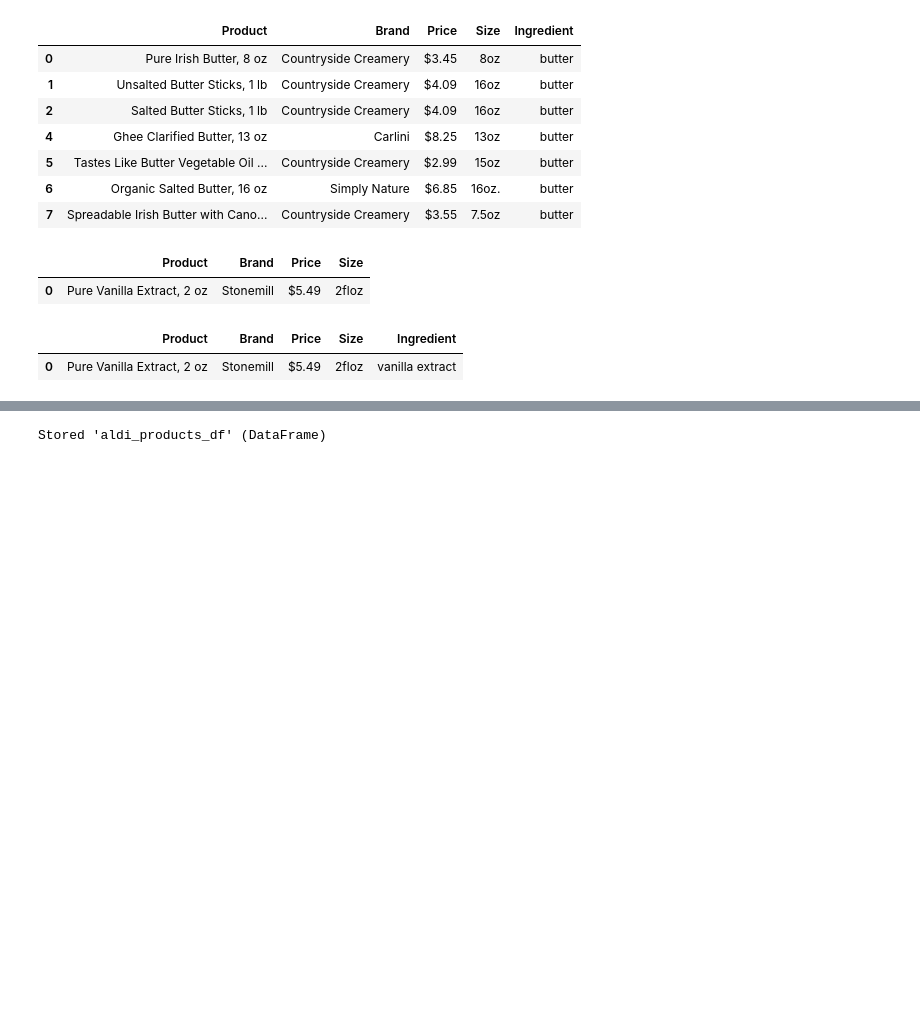
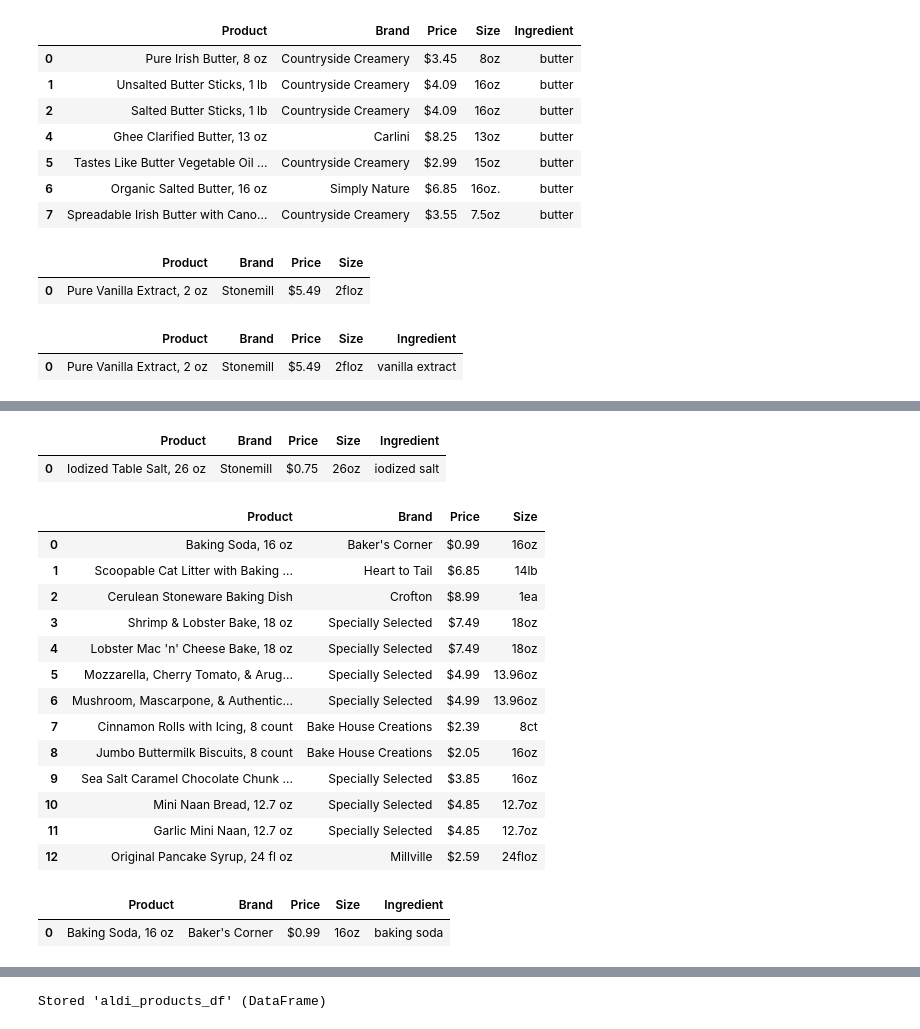
Before and after one commit to AprilHolmes7825/grocery_comparison_project, a Jupyter notebook: Code/aldi_web_scraping.ipynb, the cells around one changed output, grey strips where cells are left out. Drawn from its saved outputs; the diff is of its cells as text; code cells hidden in the pictures; blank space fills up the shorter version.

```diff
--- a/Code/aldi_web_scraping.ipynb
+++ b/Code/aldi_web_scraping.ipynb
@@ -471,0 +511,66 @@ vanilla_df
+# %%
+salt_df['Ingredient'] = "iodized salt"
+salt_df
+# %% [output]
+|  | Product | Brand | Price | Size | Ingredient |
+| 0 | Iodized Table Salt, 26 oz | Stonemill | $0.75 | 26oz | iodized salt |
+# %%
+from splinter import Browser
+from bs4 import BeautifulSoup as soup
+import requests
+
+url = 'https://new.aldi.us/results?q=baking%20soda&category_key=16'
+headers = {'User-Agent': "Mozilla/5.0 (Windows NT 10.0; Win64; x64) AppleWebKit/537.36 (KHTML, like Gecko) Chrome/122.0.0.0 Safari/537.36"}
+response = requests.get(url, headers=headers)
+soup = soup(response.content, 'html.parser')
+
+bakingsoda_text_elements = soup.find('div', class_= "product-grid")
+
+bakingsoda_list = []
+
+for elem in bakingsoda_text_elements:
+    title = elem.find("div", class_="product-tile__name").text
+    brand = elem.find("div", class_="product-tile__brandname").text
+    price = elem.find("div", class_="base-price product-tile__price base-price--product-tile").text
+    size = elem.find("div", class_="product-tile__unit-of-measurement").text
+
+    each_product = {
+        "Product": title,
+        "Brand": brand,
+        "Price": price,
+        "Size": size
+    }
+
+    bakingsoda_list.append(each_product)
+
+#butter_list
+
+bakingsoda_df = pd.DataFrame(bakingsoda_list)
+bakingsoda_df["Size"] = bakingsoda_df["Size"].str.replace(r'\s+', '', regex=True)
+bakingsoda_df["Price"] = bakingsoda_df["Price"].str.replace(r'\n', '', regex=True)
+
+bakingsoda_df
+# %% [output]
+|  | Product | Brand | Price | Size |
+| 0 | Baking Soda, 16 oz | Baker's Corner | $0.99 | 16oz |
+| 1 | Scoopable Cat Litter with Baking ... | Heart to Tail | $6.85 | 14lb |
+| 2 | Cerulean Stoneware Baking Dish | Crofton | $8.99 | 1ea |
+| 3 | Shrimp & Lobster Bake, 18 oz | Specially Selected | $7.49 | 18oz |
+| 4 | Lobster Mac 'n' Cheese Bake, 18 oz | Specially Selected | $7.49 | 18oz |
+| 5 | Mozzarella, Cherry Tomato, & Arug... | Specially Selected | $4.99 | 13.96oz |
+| 6 | Mushroom, Mascarpone, & Authentic... | Specially Selected | $4.99 | 13.96oz |
+| 7 | Cinnamon Rolls with Icing, 8 count | Bake House Creations | $2.39 | 8ct |
+| 8 | Jumbo Buttermilk Biscuits, 8 count | Bake House Creations | $2.05 | 16oz |
+| 9 | Sea Salt Caramel Chocolate Chunk ... | Specially Selected | $3.85 | 16oz |
+| 10 | Mini Naan Bread, 12.7 oz | Specially Selected | $4.85 | 12.7oz |
+| 11 | Garlic Mini Naan, 12.7 oz | Specially Selected | $4.85 | 12.7oz |
+| 12 | Original Pancake Syrup, 24 fl oz | Millville | $2.59 | 24floz |
+# %%
+#filtered_butter_df = butter_df[~butter_df['Product'].str.contains("Peanut|Cracke
+filtered_bakingsoda_df = bakingsoda_df[bakingsoda_df['Product'].str.contains("Soda", regex=True)]
+filtered_bakingsoda_df = filtered_bakingsoda_df[~filtered_bakingsoda_df['Product'].str.contains("Cat", regex=True)]
+filtered_bakingsoda_df["Ingredient"] = "baking soda"
+filtered_bakingsoda_df
+# %% [output]
+|  | Product | Brand | Price | Size | Ingredient |
+| 0 | Baking Soda, 16 oz | Baker's Corner | $0.99 | 16oz | baking soda |
```
Also changed, not shown: parts of 7 cells of this notebook, 3 other files.
